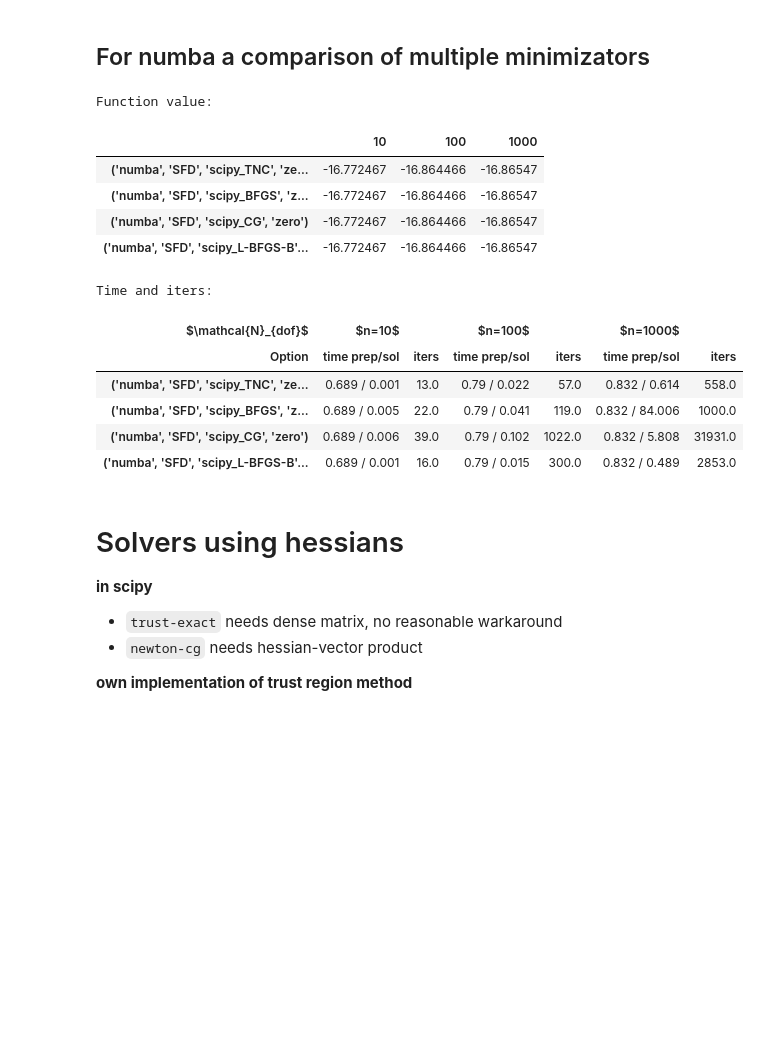
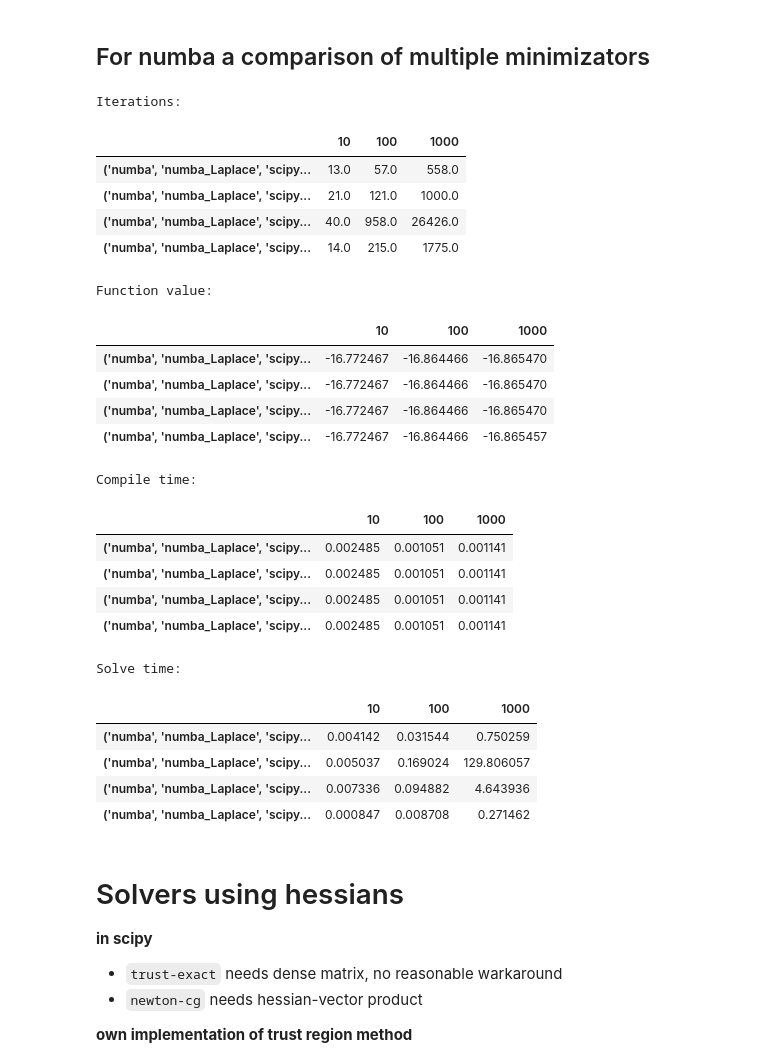
Before and after one commit to Beremi/pLaplace, a Jupyter notebook: run_tests_1D.ipynb, the cells around one changed output. Cells and saved outputs as stored; diff of their text form; code cells hidden in the pictures; blank space fills up the shorter version.

```diff
--- a/run_tests_1D.ipynb
+++ b/run_tests_1D.ipynb
@@ -165,28 +109,38 @@ Time and iters:
 # %%
 all_solvers = []
 all_solvers.append({"val_grad": "numba",
-                    "hess": "SFD",
+                    "hess": "numba_Laplace",
                     "minimizer": ["scipy_TNC", "scipy_BFGS", "scipy_CG", "scipy_L-BFGS-B"],
                     "initial_guess": "zero",
                     "problem_setting": problem_setting,
                     "sizes": sizes})
 results = test_runner_1D.test_runner_1D(all_solvers)
-iterations_df, f_val_df, compile_df, solve_df, combined_time_df, combined_df, combined_df2 = test_runner_1D.create_tables(
-    results, display_table="Ipython")
+iterations_df, compile_df, f_val_df, solve_df = test_runner_1D.create_tables(results, display_table="Ipython")
 # %% [output]
-Function value:
+Iterations:
 |  | 10 | 100 | 1000 |
-| ('numba', 'SFD', 'scipy_TNC', 'ze... | -16.772467 | -16.864466 | -16.86547 |
-| ('numba', 'SFD', 'scipy_BFGS', 'z... | -16.772467 | -16.864466 | -16.86547 |
-| ('numba', 'SFD', 'scipy_CG', 'zero') | -16.772467 | -16.864466 | -16.86547 |
-| ('numba', 'SFD', 'scipy_L-BFGS-B'... | -16.772467 | -16.864466 | -16.86547 |
+| ('numba', 'numba_Laplace', 'scipy... | 13.0 | 57.0 | 558.0 |
+| ('numba', 'numba_Laplace', 'scipy... | 21.0 | 121.0 | 1000.0 |
+| ('numba', 'numba_Laplace', 'scipy... | 40.0 | 958.0 | 26426.0 |
+| ('numba', 'numba_Laplace', 'scipy... | 14.0 | 215.0 | 1775.0 |
-Time and iters:
+Function value:
-| $\mathcal{N}_{dof}$ | $n=10$ |  | $n=100$ |  | $n=1000$ |  |
-| Option | time prep/sol | iters | time prep/sol | iters | time prep/sol | iters |
-| ('numba', 'SFD', 'scipy_TNC', 'ze... | 0.689 / 0.001 | 13.0 | 0.79 / 0.022 | 57.0 | 0.832 / 0.614 | 558.0 |
-| ('numba', 'SFD', 'scipy_BFGS', 'z... | 0.689 / 0.005 | 22.0 | 0.79 / 0.041 | 119.0 | 0.832 / 84.006 | 1000.0 |
-| ('numba', 'SFD', 'scipy_CG', 'zero') | 0.689 / 0.006 | 39.0 | 0.79 / 0.102 | 1022.0 | 0.832 / 5.808 | 31931.0 |
-| ('numba', 'SFD', 'scipy_L-BFGS-B'... | 0.689 / 0.001 | 16.0 | 0.79 / 0.015 | 300.0 | 0.832 / 0.489 | 2853.0 |
+|  | 10 | 100 | 1000 |
+| ('numba', 'numba_Laplace', 'scipy... | -16.772467 | -16.864466 | -16.865470 |
+| ('numba', 'numba_Laplace', 'scipy... | -16.772467 | -16.864466 | -16.865470 |
+| ('numba', 'numba_Laplace', 'scipy... | -16.772467 | -16.864466 | -16.865470 |
+| ('numba', 'numba_Laplace', 'scipy... | -16.772467 | -16.864466 | -16.865457 |
+Compile time:
+|  | 10 | 100 | 1000 |
+| ('numba', 'numba_Laplace', 'scipy... | 0.002485 | 0.001051 | 0.001141 |
+| ('numba', 'numba_Laplace', 'scipy... | 0.002485 | 0.001051 | 0.001141 |
+| ('numba', 'numba_Laplace', 'scipy... | 0.002485 | 0.001051 | 0.001141 |
+| ('numba', 'numba_Laplace', 'scipy... | 0.002485 | 0.001051 | 0.001141 |
+Solve time:
+|  | 10 | 100 | 1000 |
+| ('numba', 'numba_Laplace', 'scipy... | 0.004142 | 0.031544 | 0.750259 |
+| ('numba', 'numba_Laplace', 'scipy... | 0.005037 | 0.169024 | 129.806057 |
+| ('numba', 'numba_Laplace', 'scipy... | 0.007336 | 0.094882 | 4.643936 |
+| ('numba', 'numba_Laplace', 'scipy... | 0.000847 | 0.008708 | 0.271462 |
 # %% [markdown]
 # Solvers using hessians
 **in scipy**
```
Also changed, not shown: parts of 10 cells of this notebook, 2 other files.
